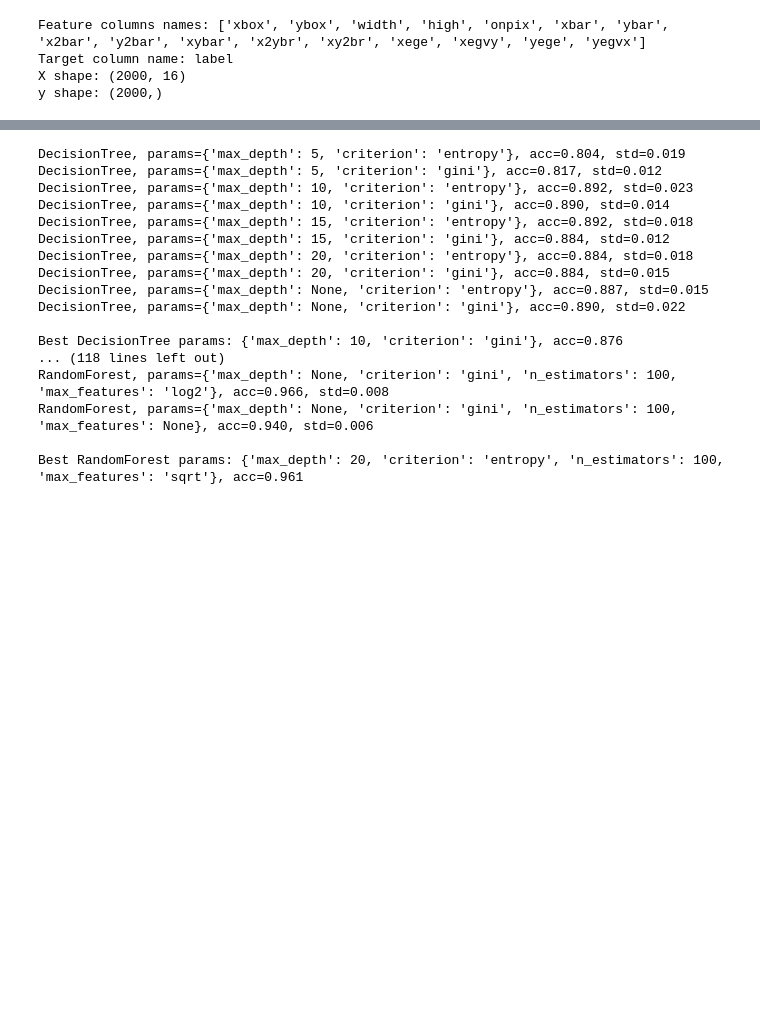
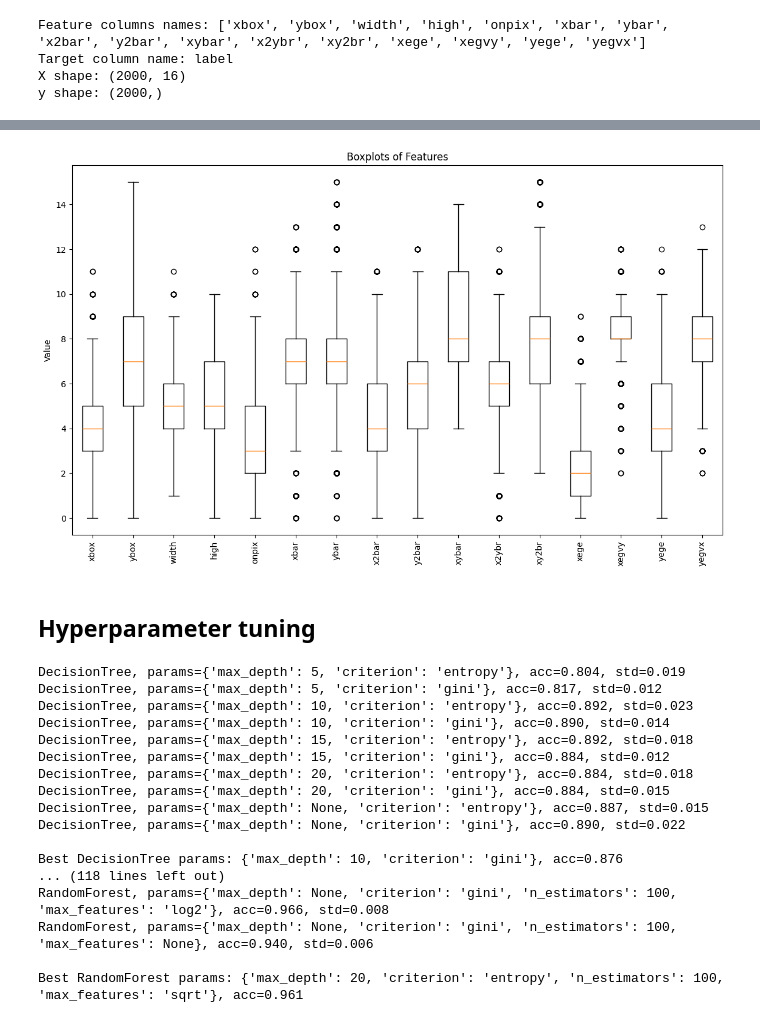
Before and after one commit to KamilMatyjaszczyk/DecisionTree-RandomForest, a Jupyter notebook: run_experiments.ipynb, the cells around one changed output, grey strips where cells are left out. Drawn from its saved outputs; the diff is of its cells as text; code cells hidden in the pictures; blank space fills up the shorter version.

```diff
--- a/run_experiments.ipynb
+++ b/run_experiments.ipynb
@@ -46,7 +62,18 @@ y shape: (2000,)
+# %%
+plt.figure(figsize=(14,8))
+plt.boxplot(X, tick_labels=feature_names)
+plt.xticks(rotation=90)
+plt.title("Boxplots of Features")
+plt.ylabel("Value")
+plt.show()
+# %% [output]
+[figure, added]
 # %%
 X_train, X_test, y_train, y_test = train_test_split(
     X, y, test_size=0.2, random_state=42, shuffle=True
 )
+# %% [markdown]
+## Hyperparameter tuning
 # %%
 def kfold_search(model_class, X, y, param_grid, k):
     """
```
Also changed, not shown: parts of 7 cells of this notebook.
